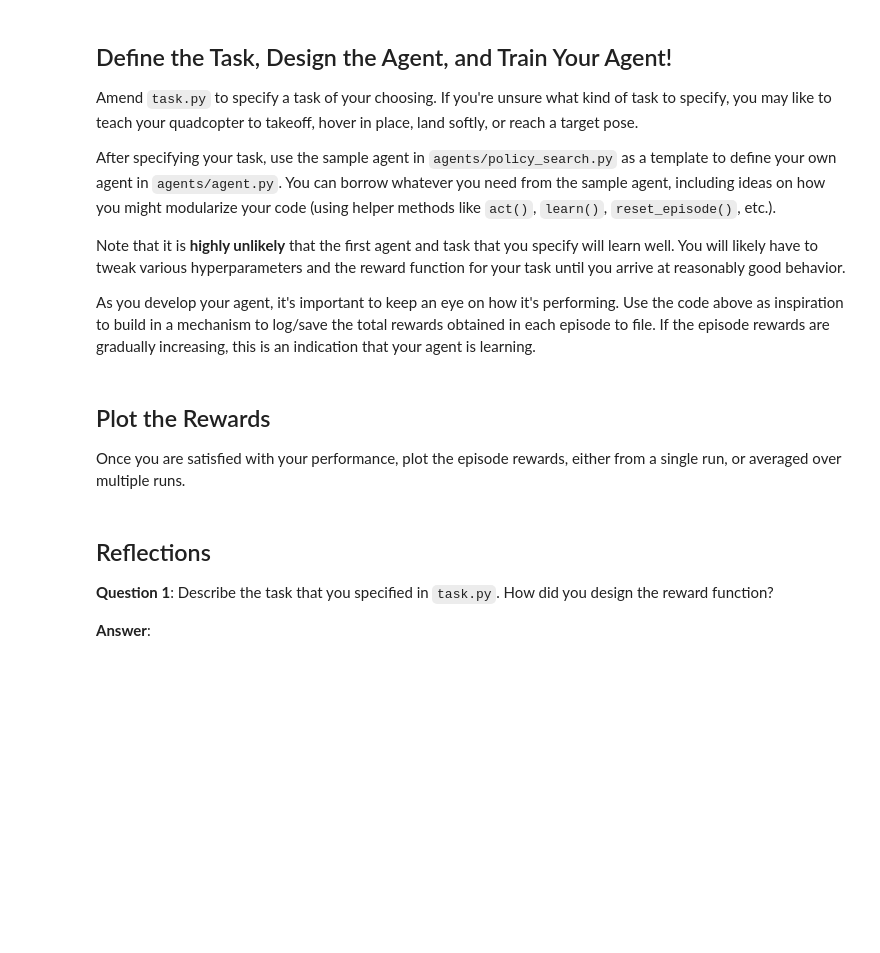
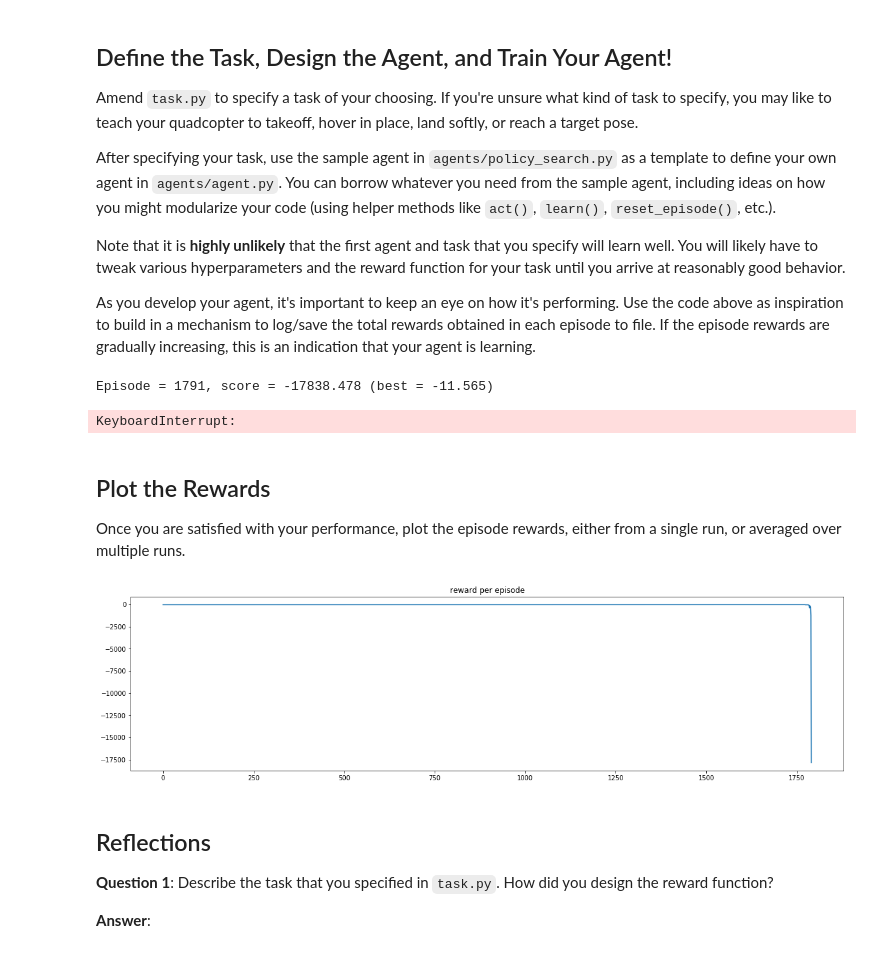
Before and after one commit to pavelkomarov/rl-quadcopter, a Jupyter notebook: Quadcopter_Project.ipynb, the cells around one changed output. Cells and saved outputs as stored; diff of their text form; code cells hidden in the pictures; blank space fills up the shorter version.

Commit message:
working checkpoint using Q table before I go trying to make it use the value function instead

```diff
--- a/Quadcopter_Project.ipynb
+++ b/Quadcopter_Project.ipynb
@@ -37,7 +37,7 @@ class Basic_Agent():
 
     def act(self):
         new_thrust = random.gauss(450., 25.)
-        return [new_thrust + random.gauss(0., 1.) for x in range(4)]
+        return [new_thrust + random.gauss(0., 5.) for x in range(4)]
 # %% [markdown]
 Run the code cell below to have the agent select actions to control the quadcopter.
 
@@ -52,24 +52,16 @@ import csv
 import numpy as np
 from task import Task
 
-# Modify the values below to give the quadcopter a different starting position.
-runtime = 5.                                     # time limit of the episode
-init_pose = np.array([0., 0., 10., 0., 0., 0.])  # initial pose
-init_velocities = np.array([0., 0., 0.])         # initial velocities
-init_angle_velocities = np.array([0., 0., 0.])   # initial angle velocities
-file_output = 'data.txt'                         # file name for saved results
-
 # Setup
-task = Task(init_pose, init_velocities, init_angle_velocities, runtime)
+task = Task()
 agent = Basic_Agent(task)
-done = False
 labels = ['time', 'x', 'y', 'z', 'phi', 'theta', 'psi', 'x_velocity',
           'y_velocity', 'z_velocity', 'phi_velocity', 'theta_velocity',
           'psi_velocity', 'rotor_speed1', 'rotor_speed2', 'rotor_speed3', 'rotor_speed4']
 results = {x : [] for x in labels}
 
 # Run the simulation, and save the results.
-with open(file_output, 'w') as csvfile:
+with open('data.txt', 'w') as csvfile:
     writer = csv.writer(csvfile)
     writer.writerow(labels)
     while True:
@@ -180,12 +173,11 @@ Run the code cell below to see how the agent performs on the sample task.
 # %%
 import sys
 import pandas as pd
-from agents.policy_search import PolicySearch_Agent
+from policy_search import PolicySearch_Agent
 from task import Task
 
-num_episodes = 1000
-target_pos = np.array([0., 0., 10.])
-task = Task(target_pos=target_pos)
+num_episodes = 10000
+task = Task()
 agent = PolicySearch_Agent(task)
 
 for i_episode in range(1, num_episodes+1):
@@ -217,8 +209,11 @@ As you develop your agent, it's important to keep an eye on how it's performing.
 # %%
 # Train my agent
 import pandas as pd
-from agents.agent import Agent
+from agent import Agent
 from task import Task
+
+results = []
+best_score = float('-inf')
 
 num_episodes = 1000
 task = Task() # use defaults
@@ -226,16 +221,25 @@ agent = Agent(task)
 
 for i in range(1, num_episodes+1):
     state = agent.reset_episode() # start a new episode
+    score = 0
     while True:
         action = agent.act(state)
         next_state, reward, done = task.step(action)
-        agent.step(reward, next_state)
+        score += reward
+        agent.step(state, action, reward, next_state, done)
         state = next_state
         if done:
-            print("\rEpisode = {:4d}, score = {:7.3f} (best = {:7.3f}), noise_scale = {}".format(
-                i, agent.score, agent.best_score, agent.noise_scale), end="")  # [debug]
+            if score > best_score:
+                best_score = score
+                agent.save('best.h5')
+            print("\rEpisode = {:4d}, score = {:7.3f} (best = {:7.3f})".format(
+                i, score, best_score), end="")
             break
     sys.stdout.flush()
+    results.append(score)
+# %% [output]
+Episode = 1791, score = -17838.478 (best = -11.565)
+KeyboardInterrupt:
 # %% [markdown]
 ## Plot the Rewards
 
@@ -244,0 +247,8 @@ Once you are satisfied with your performance, plot the episode rewards, either f
+# %%
+from matplotlib import pyplot
+
+pyplot.figure(figsize=(20,5))
+pyplot.plot(range(len(results)), results)
+pyplot.title('reward per episode');
+# %% [output]
+[figure, added]
```
Also changed, not shown: parts of 9 cells of this notebook, 8 other files.
